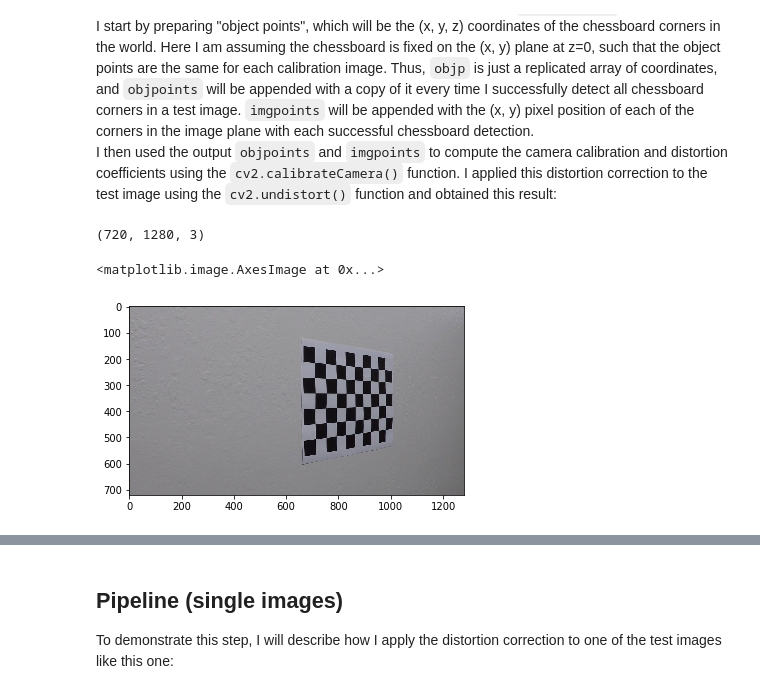
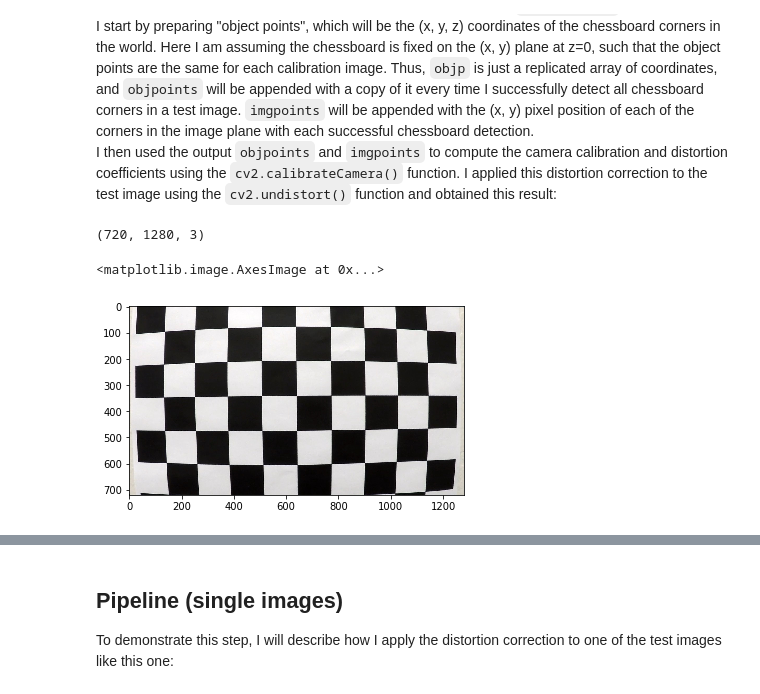
Before and after one commit to hairizuanbinnoorazman/CarND-Advanced-Lane-Lines, a Jupyter notebook: Advanced Lane Finding.ipynb, the cells around one changed output, grey strips where cells are left out. Drawn from its saved outputs; the diff is of its cells as text; code cells hidden in the pictures.

Commit message:
feat: Complete camera calibration section

```diff
--- a/Advanced Lane Finding.ipynb
+++ b/Advanced Lane Finding.ipynb
@@ -20,16 +20,20 @@ I then used the output `objpoints` and `imgpoints` to compute the camera calibra
 # %%
 # Original chessboard image
 %matplotlib inline
 import matplotlib.pyplot as plt
 import matplotlib.image as mpimg
 
-image = mpimg.imread('./camera_cal/calibration8.jpg')
+image = mpimg.imread('./camera_cal/calibration1.jpg')
 print(image.shape)
 plt.imshow(image)
+
+# Some quick observations
+# Image size is consistent
+# However, number of intersection x and intersection y is not the same across all the images
 # %% [output]
 (720, 1280, 3)
 <matplotlib.image.AxesImage at 0x...>
-[figure, old version]
+[figure, new version]
 # %%
 import numpy as np
 import cv2
```
Also changed, not shown: parts of 4 cells of this notebook.
